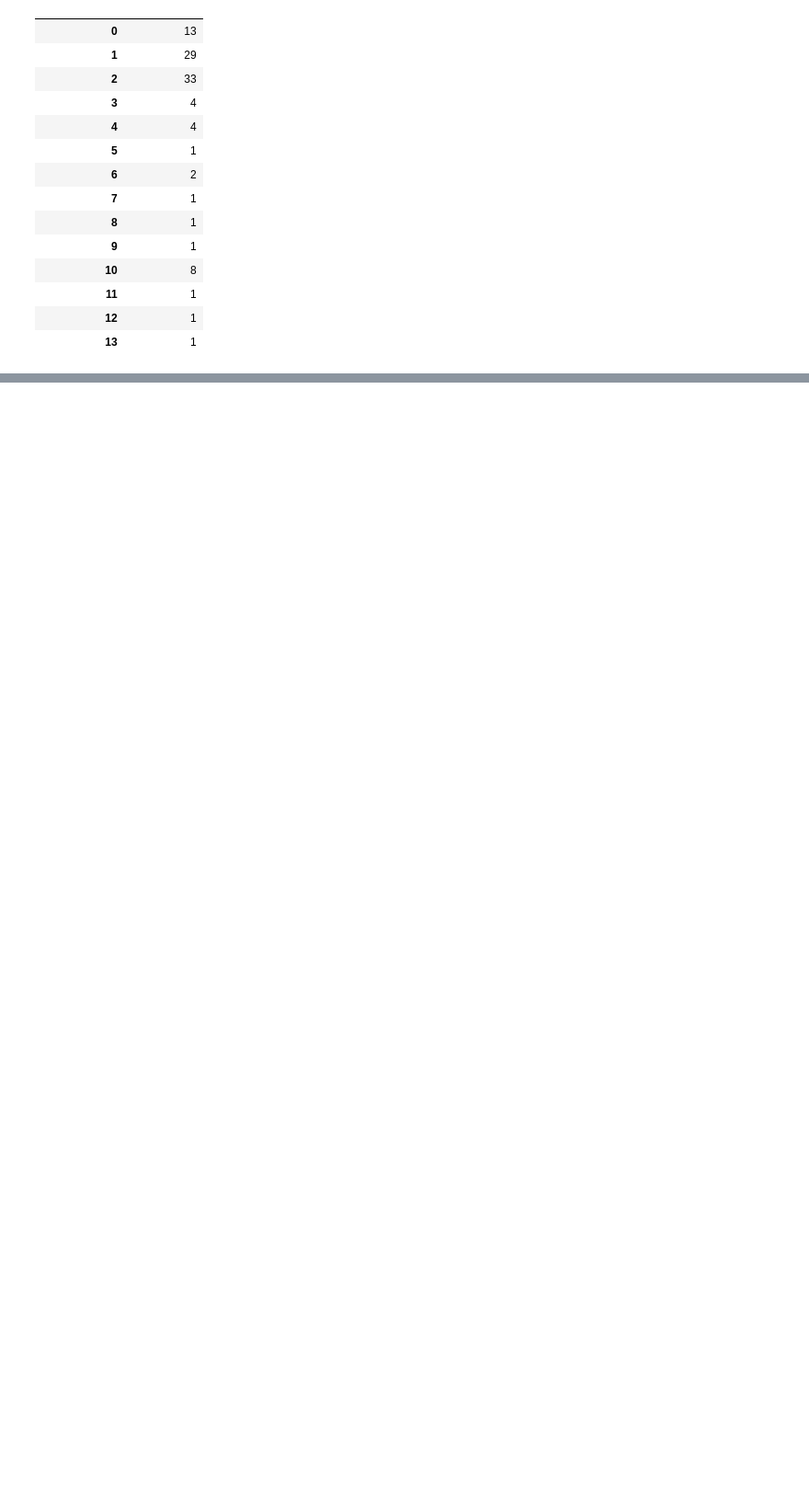
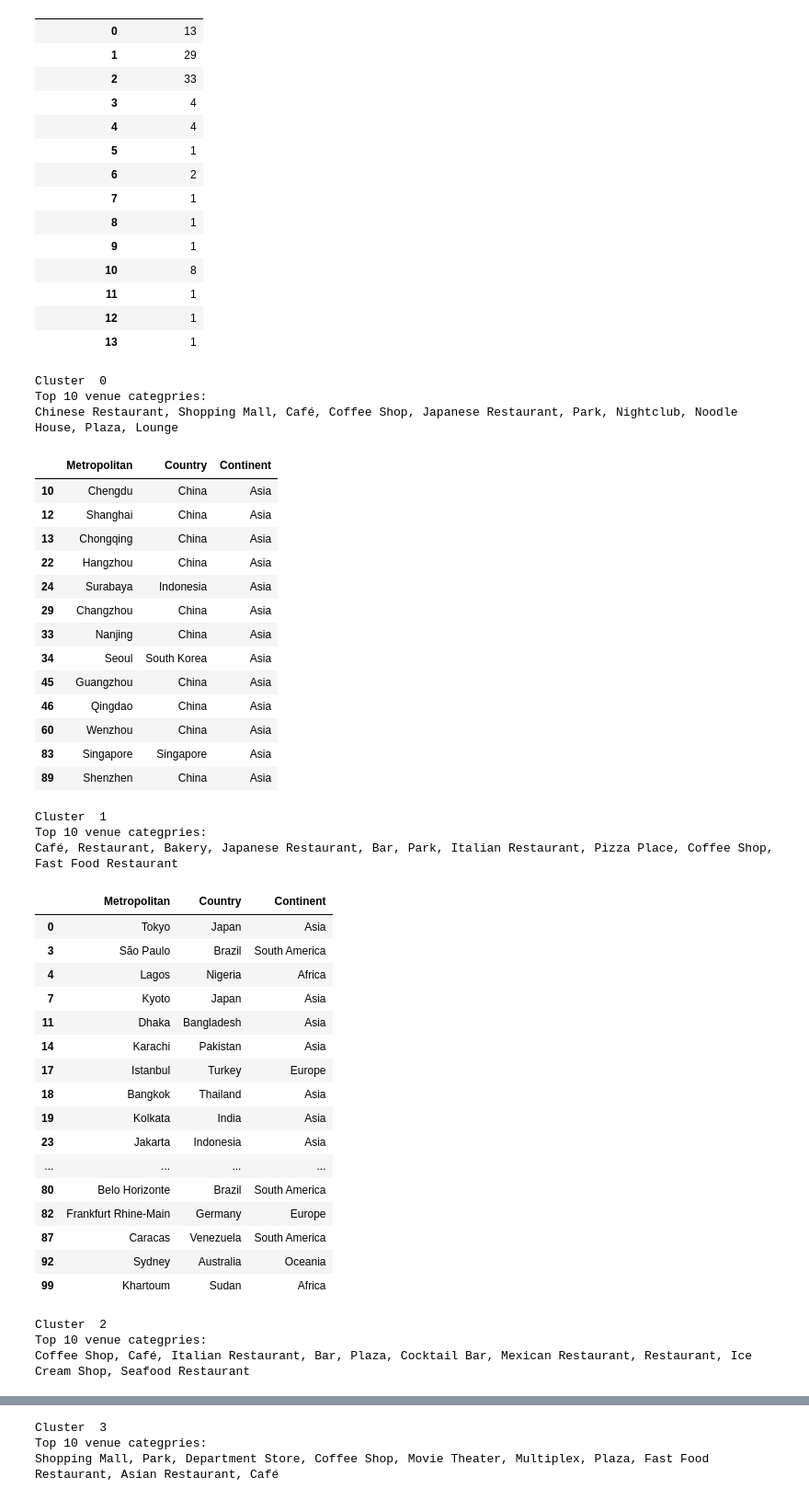
Before and after one commit to KathrynDH/Battle-of-the-Neighborhoods-FinalProject, a Jupyter notebook: Explore the Clusters Agglomerative.ipynb, the cells around one changed output, grey strips where cells are left out. Shown at 92% size. Cells and saved outputs as stored; diff of their text form; code cells hidden in the pictures; blank space fills up the shorter version.

```diff
--- a/Explore the Clusters Agglomerative.ipynb
+++ b/Explore the Clusters Agglomerative.ipynb
@@ -53,3 +67,55 @@ df_count
 | 11 | 1 |
 | 12 | 1 |
 | 13 | 1 |
+# %%
+#Look at the areas and top categories in each cluster containing more than 2 metro areas in the cluster
+dftemp = df.loc[:,['Metropolitan','Cluster Labels']]
+df_New = dftemp.join(df_cat.set_index('Metro'), on='Metropolitan')
+dfR = df_New.groupby('Cluster Labels', as_index=False).sum()
+for i in df_count[df_count['Metropolitan']>2].index:
+    print('Cluster ',i)
+    print('Top 10 venue categpries:')
+    print(*dfR[dfR['Cluster Labels'] == i].drop('Cluster Labels',axis=1).sort_values(by=i, axis = 1, ascending=False).iloc[:,range(10)].columns,sep=', ')
+    with pd.option_context('display.max_rows', None):
+        display(df[df['Cluster Labels']==i].iloc[:,range(3)])
+# %% [output]
+Cluster  0
+Top 10 venue categpries:
+Chinese Restaurant, Shopping Mall, Café, Coffee Shop, Japanese Restaurant, Park, Nightclub, Noodle House, Plaza, Lounge
+|  | Metropolitan | Country | Continent |
+| 10 | Chengdu | China | Asia |
+| 12 | Shanghai | China | Asia |
+| 13 | Chongqing | China | Asia |
+| 22 | Hangzhou | China | Asia |
+| 24 | Surabaya | Indonesia | Asia |
+| 29 | Changzhou | China | Asia |
+| 33 | Nanjing | China | Asia |
+| 34 | Seoul | South Korea | Asia |
+| 45 | Guangzhou | China | Asia |
+| 46 | Qingdao | China | Asia |
+| 60 | Wenzhou | China | Asia |
+| 83 | Singapore | Singapore | Asia |
+| 89 | Shenzhen | China | Asia |
+Cluster  1
+Top 10 venue categpries:
+Café, Restaurant, Bakery, Japanese Restaurant, Bar, Park, Italian Restaurant, Pizza Place, Coffee Shop, Fast Food Restaurant
+|  | Metropolitan | Country | Continent |
+| 0 | Tokyo | Japan | Asia |
+| 3 | São Paulo | Brazil | South America |
+| 4 | Lagos | Nigeria | Africa |
+| 7 | Kyoto | Japan | Asia |
+| 11 | Dhaka | Bangladesh | Asia |
+| 14 | Karachi | Pakistan | Asia |
+| 17 | Istanbul | Turkey | Europe |
+| 18 | Bangkok | Thailand | Asia |
+| 19 | Kolkata | India | Asia |
+| 23 | Jakarta | Indonesia | Asia |
+| ... | ... | ... | ... |
+| 80 | Belo Horizonte | Brazil | South America |
+| 82 | Frankfurt Rhine-Main | Germany | Europe |
+| 87 | Caracas | Venezuela | South America |
+| 92 | Sydney | Australia | Oceania |
+| 99 | Khartoum | Sudan | Africa |
+Cluster  2
+Top 10 venue categpries:
+Coffee Shop, Café, Italian Restaurant, Bar, Plaza, Cocktail Bar, Mexican Restaurant, Restaurant, Ice Cream Shop, Seafood Restaurant
@@ -55,0 +139,3 @@ df_count
+Cluster  3
+Top 10 venue categpries:
+Shopping Mall, Park, Department Store, Coffee Shop, Movie Theater, Multiplex, Plaza, Fast Food Restaurant, Asian Restaurant, Café
```
Also changed, not shown: parts of 3 cells of this notebook.
